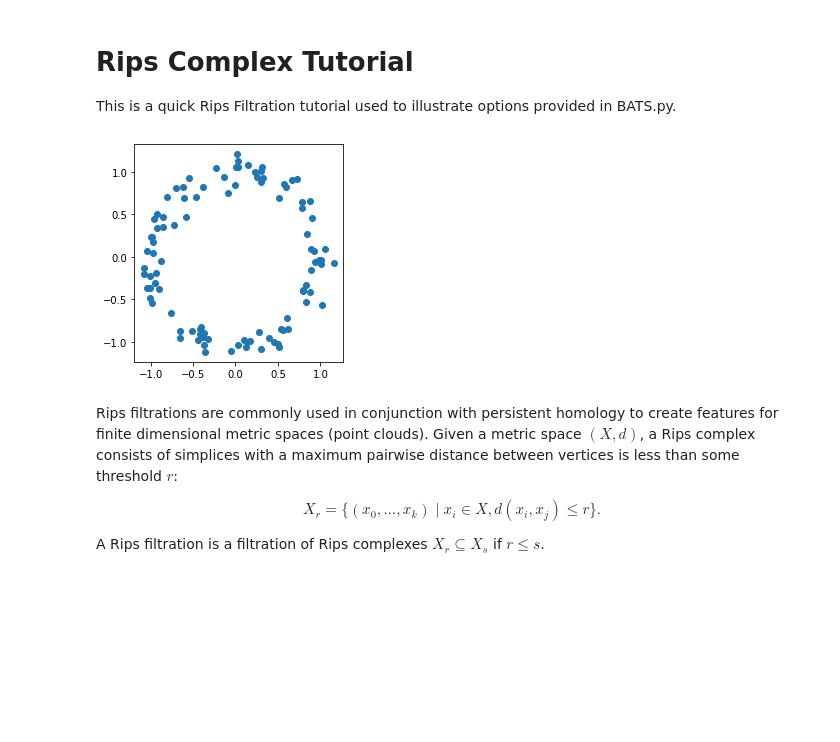
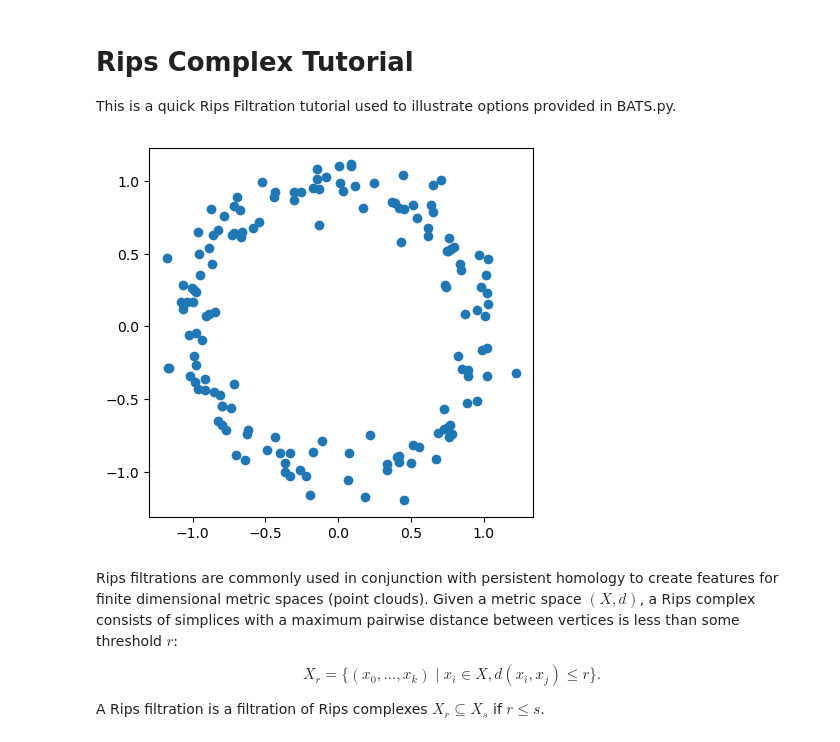
Before and after one commit to CompTop/BATS.py, a Jupyter notebook: docs/sphinx/tutorials/Rips.ipynb, the cells around one changed output. Drawn from its saved outputs; the diff is of its cells as text; code cells hidden in the pictures; blank space fills up the shorter version.

```diff
--- a/docs/sphinx/tutorials/Rips.ipynb
+++ b/docs/sphinx/tutorials/Rips.ipynb
@@ -10,15 +10,18 @@ import bats
 import time
 # %%
 # first, generate a circle
-n = 100
+np.random.seed(0)
+
+n = 150
 X = np.random.normal(size=(n,2))
 X = X / np.linalg.norm(X, axis=1).reshape(-1,1)
 X = X + np.random.normal(size=(n,2), scale = 0.1 )
 fig = plt.scatter(X[:,0], X[:,1])
 fig.axes.set_aspect('equal')
 plt.savefig('figures/RipsEx_data.png')
+plt.show()
 # %% [output]
-[figure, old version]
+[figure, new version]
 # %% [markdown]
 Rips filtrations are commonly used in conjunction with persistent homology to create features for finite dimensional metric spaces (point clouds). Given a metric space $(X, d)$, a Rips complex consists of simplices with a maximum pairwise distance between vertices is less than some threshold $r$:
 
```
Also changed, not shown: parts of 8 cells of this notebook, 1 other file.
